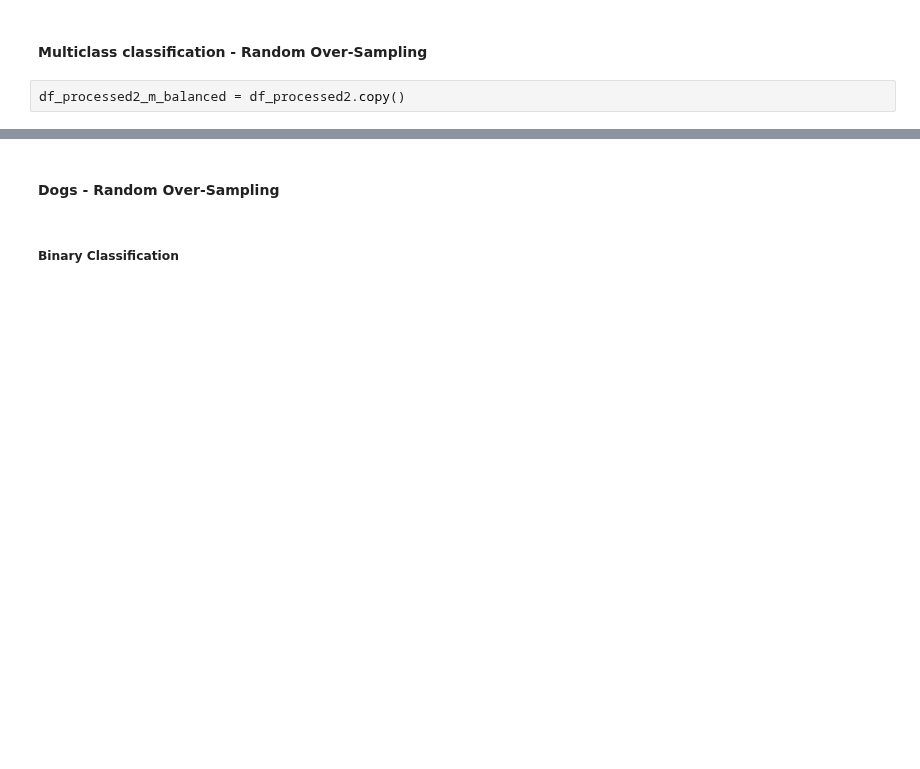
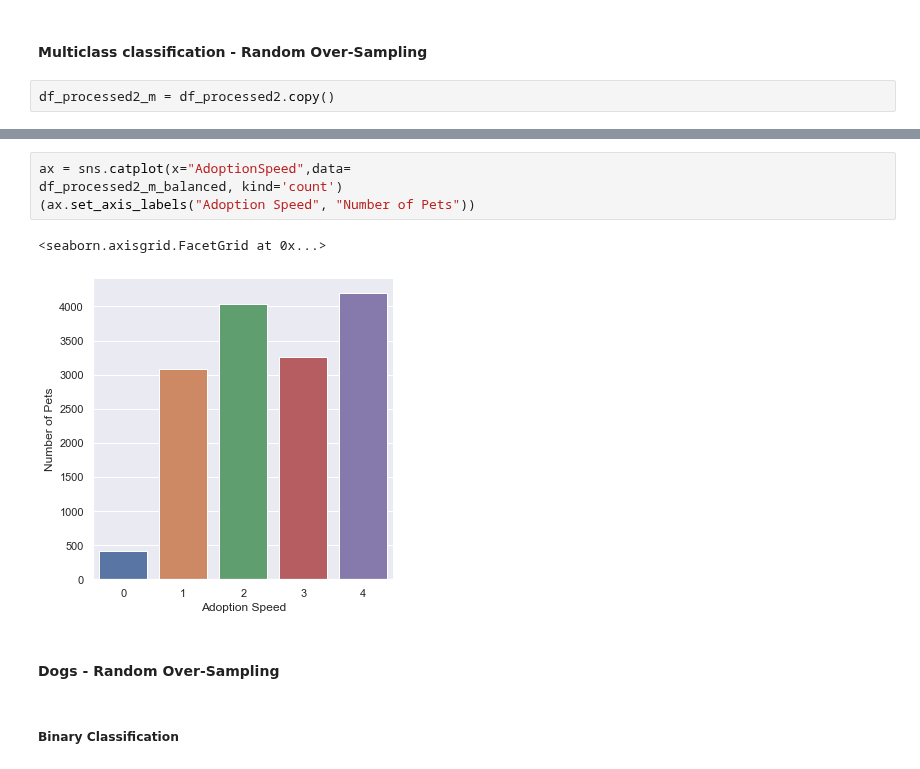
Before and after one commit to beatriz-lima/Machine-Learning-2019, a Jupyter notebook: Notes_Project.ipynb, the cells around one changed output, grey strips where cells are left out. Saved outputs shown, nothing was run; the diff lists cells and outputs as text; blank space fills up the shorter version.

```diff
--- a/Notes_Project.ipynb
+++ b/Notes_Project.ipynb
@@ -692,5 +736,5 @@ ValueError: Input contains NaN
 # %% [markdown]
 #### Multiclass classification - Random Over-Sampling
 # %%
-df_processed2_m_balanced = df_processed2.copy()
+df_processed2_m = df_processed2.copy()
 # %%
@@ -702,3 +749,10 @@ df_processed2_m_balanced_ROA = X_ros_m.join(y_ros_m)
+# %%
+ax = sns.catplot(x="AdoptionSpeed",data=
+df_processed2_m_balanced, kind='count')
+(ax.set_axis_labels("Adoption Speed", "Number of Pets"))
+# %% [output]
+<seaborn.axisgrid.FacetGrid at 0x...>
+[figure, added]
 # %% [markdown]
 #### Dogs - Random Over-Sampling
 # %% [markdown]
```
Also changed, not shown: parts of 24 cells of this notebook.
